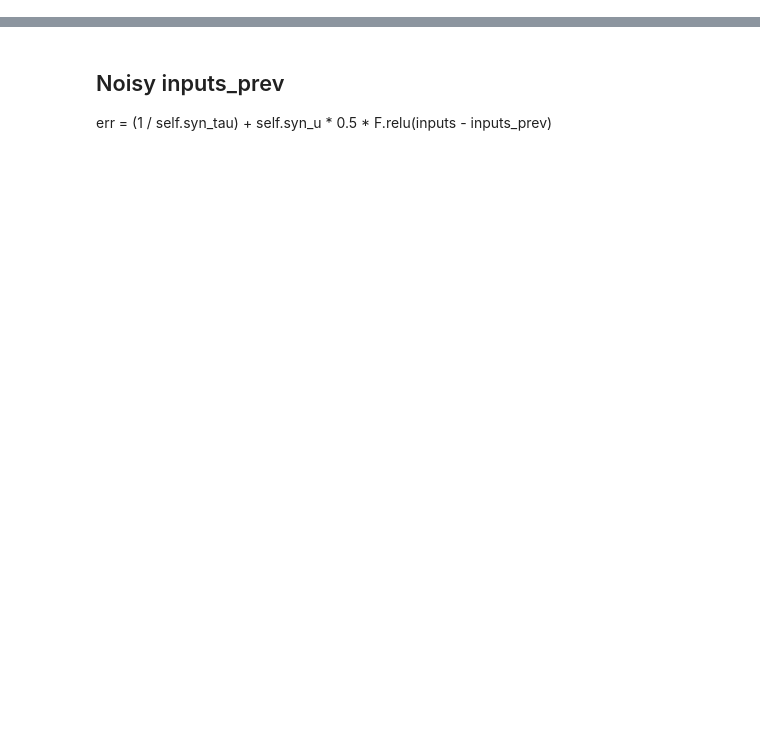
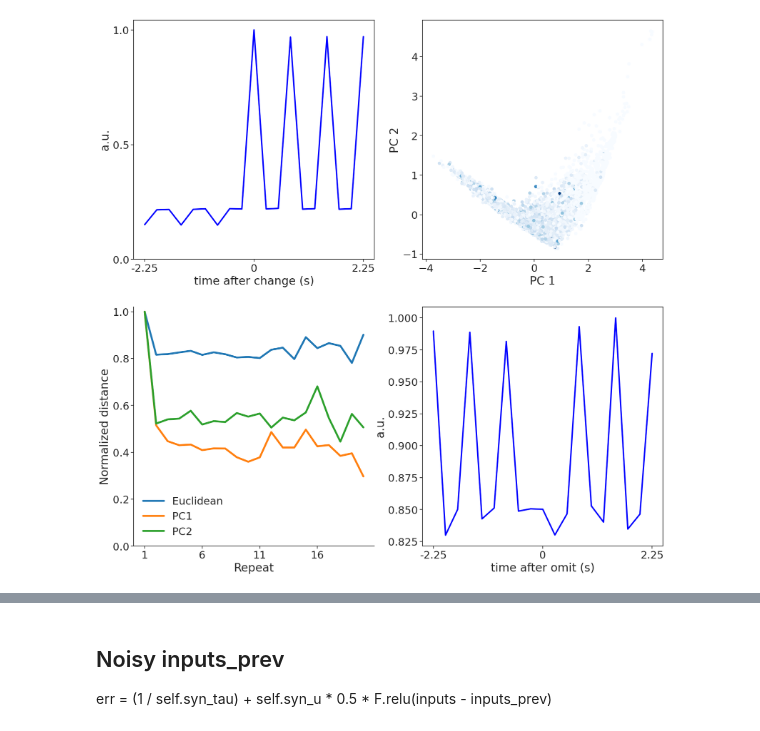
Before and after one commit to FishAres/STSPNet, a Jupyter notebook: notebooks/test.ipynb, the cells around one changed output, grey strips where cells are left out. Drawn from its saved outputs; the diff is of its cells as text; code cells hidden in the pictures; blank space fills up the shorter version.

```diff
--- a/notebooks/test.ipynb
+++ b/notebooks/test.ipynb
@@ -27,0 +25,5 @@ plot_model_tings(result_path)
+# %%
+result_path = "RESULT/STPNet/STPNet_A_2.pkl"
+plot_model_tings(result_path)
+# %% [output]
+[figure, added]
```
Also changed, not shown: parts of 12 cells of this notebook, 15 other files.
